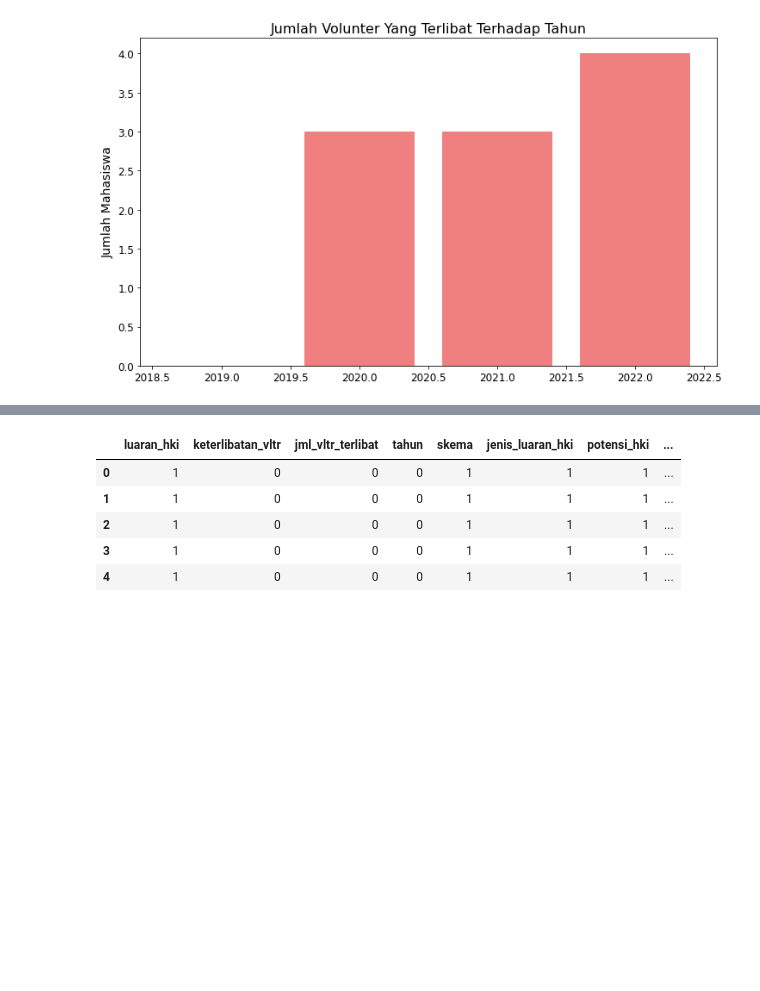
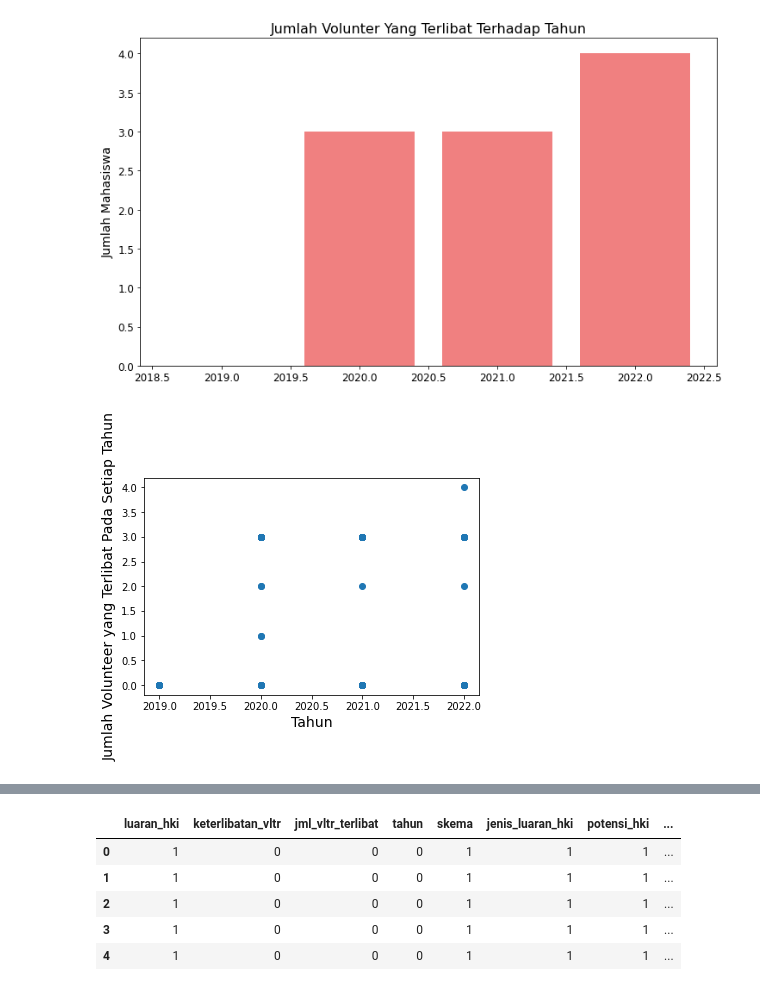
Before and after one commit to dhikaainul/Machine_Learning_Quiz_2, a Jupyter notebook: ML_Quiz2.ipynb, the cells around one changed output, grey strips where cells are left out. Saved outputs shown, nothing was run; the diff lists cells and outputs as text; code cells hidden in the pictures; blank space fills up the shorter version.

```diff
--- a/ML_Quiz2.ipynb
+++ b/ML_Quiz2.ipynb
@@ -132,3 +128,10 @@ plt.yticks(size=12)
 plt.show()
 # %% [output]
 [figure]
+# %%
+plt.scatter(df['tahun'], df['jml_vltr_terlibat'])
+plt.xlabel('Tahun', size=14)
+plt.ylabel('Jumlah Volunteer yang Terlibat Pada Setiap Tahun', size=14)
+plt.show()
+# %% [output]
+[figure, added]
```
Also changed, not shown: parts of 55 cells of this notebook.
